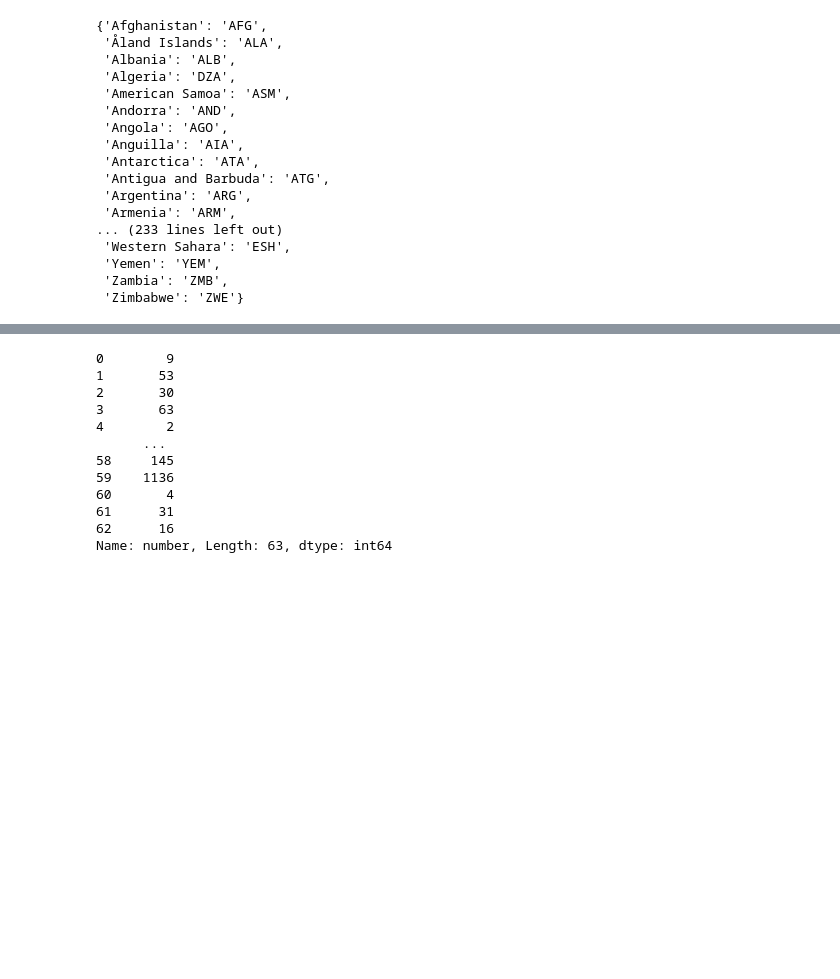
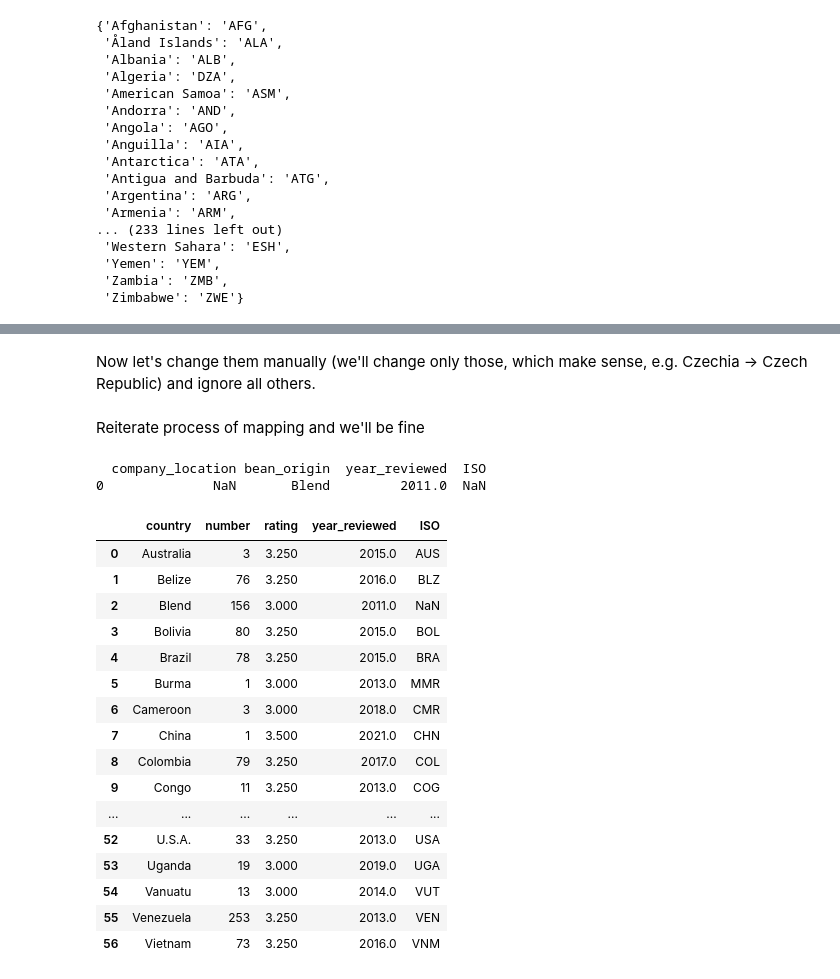
Before and after one commit to whatserface/chocolate_study, a Jupyter notebook: Untitled.ipynb, the cells around one changed output, grey strips where cells are left out. Drawn from its saved outputs; the diff is of its cells as text; code cells hidden in the pictures; blank space fills up the shorter version.

```diff
--- a/Untitled.ipynb
+++ b/Untitled.ipynb
@@ -185,3 +246,5 @@ with pd.option_context('display.max_rows', None):
+# %% [markdown]
+Now let's change them manually (we'll change only those, which make sense, e.g. Czechia -> Czech Republic) and ignore all others.
 # %%
 def rename(old, new):
 	a.loc[a['Country'] == old, 'Country'] = new
@@ -208,20 +272,37 @@ df_rename('Wales', 'U.K.')
 df_rename('Sao Tome', 'Sao Tome & Principe')
 df_rename('Principe', 'Sao Tome & Principe')
 df_rename('Sulawesi', 'Indonesia')
+# %% [markdown]
+Reiterate process of mapping and we'll be fine
 # %%
+iso_mapping = dict(zip(a['Country'], a['ISO 3166-1alpha3']))
 bean_df = group_countries('bean_origin')
 choc_df = group_countries('company_location')
+
+check_for_nulls_dfs()
 # %% [output]
-0        9
-1       53
-2       30
-3       63
-4        2
-      ...
-58     145
-59    1136
-60       4
-61      31
-62      16
-Name: number, Length: 63, dtype: int64
+  company_location bean_origin  year_reviewed  ISO
+0              NaN       Blend         2011.0  NaN
+# %%
+choc_df.rename({'company_location': 'country'}, axis=1)
+bean_df.rename({'bean_origin': 'country'}, axis=1)
+bean_df
+# %% [output]
+|  | country | number | rating | year_reviewed | ISO |
+| 0 | Australia | 3 | 3.250 | 2015.0 | AUS |
+| 1 | Belize | 76 | 3.250 | 2016.0 | BLZ |
+| 2 | Blend | 156 | 3.000 | 2011.0 | NaN |
+| 3 | Bolivia | 80 | 3.250 | 2015.0 | BOL |
+| 4 | Brazil | 78 | 3.250 | 2015.0 | BRA |
+| 5 | Burma | 1 | 3.000 | 2013.0 | MMR |
+| 6 | Cameroon | 3 | 3.000 | 2018.0 | CMR |
+| 7 | China | 1 | 3.500 | 2021.0 | CHN |
+| 8 | Colombia | 79 | 3.250 | 2017.0 | COL |
+| 9 | Congo | 11 | 3.250 | 2013.0 | COG |
+| ... | ... | ... | ... | ... | ... |
+| 52 | U.S.A. | 33 | 3.250 | 2013.0 | USA |
+| 53 | Uganda | 19 | 3.000 | 2019.0 | UGA |
+| 54 | Vanuatu | 13 | 3.000 | 2014.0 | VUT |
+| 55 | Venezuela | 253 | 3.250 | 2013.0 | VEN |
+| 56 | Vietnam | 73 | 3.250 | 2016.0 | VNM |
 # %%
```
Also changed, not shown: parts of 14 cells of this notebook, 1 other file.
